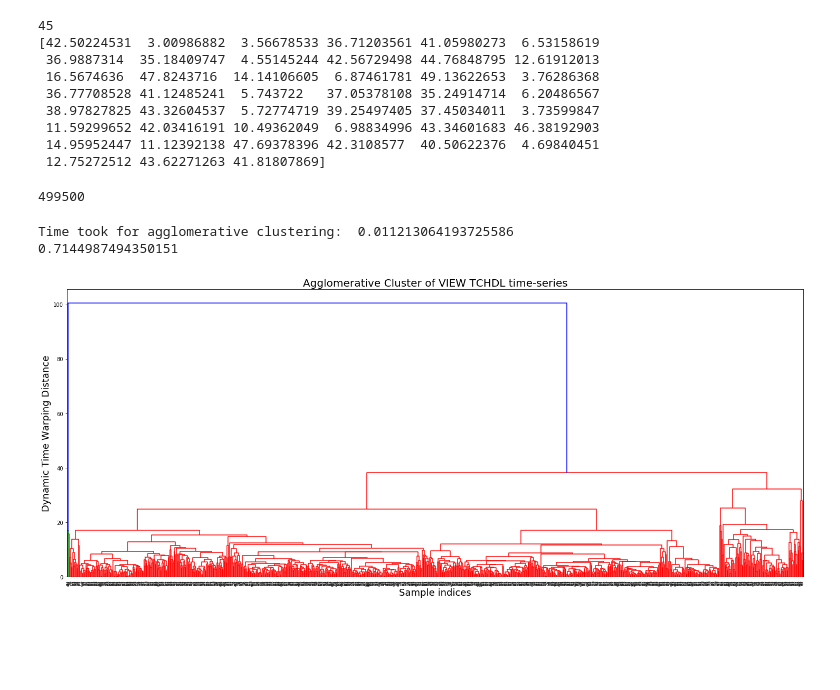
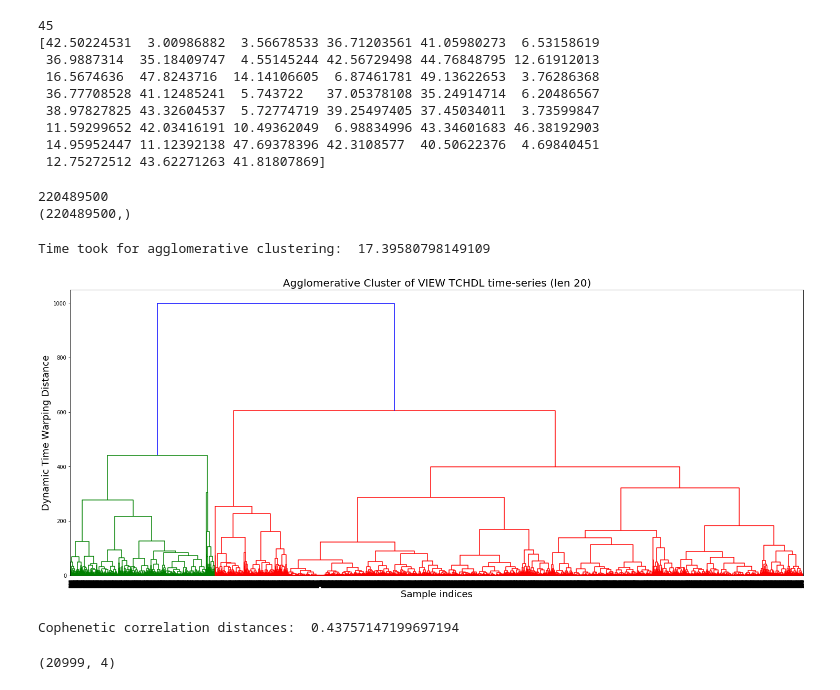
Before and after one commit to WilliamHsuNz/MLRIG, a Jupyter notebook: Experiments/DTW_agglomerative_clustering_VIEW.ipynb, the cells around one changed output. Drawn from its saved outputs; the diff is of its cells as text; code cells hidden in the pictures; blank space fills up the shorter version.

```diff
--- a/Experiments/DTW_agglomerative_clustering_VIEW.ipynb
+++ b/Experiments/DTW_agglomerative_clustering_VIEW.ipynb
@@ -231,0 +331,5 @@ print(DTW_VIEW_v.shape)
+# %%
+DTW_VIEW_sub_v = DTW_VIEW_v
+print(len(DTW_VIEW_sub_v)//20)
+print(DTW_VIEW_sub_v[0:20, [12, 33]]) # 33 changed from 32
+DTW_VIEW_sub_v.base is DTW_VIEW_v
@@ -233,21 +356,28 @@ print(DTW_VIEW_v.shape)
 euclidean_norm = lambda x, y: np.abs(x - y)
 start_time = time.time()
 time_series = []
-for i in range(1000):
-    time_series.append(DTW_VIEW_v[(i*20):((i+1)*20), 12])
+for i in range(len(DTW_VIEW_sub_v)//20):
+    time_series.append(DTW_VIEW_sub_v[(i*20):((i+1)*20), 33]) #33 for normalised data
 
 # distance_matrix = np.empty((len(time_series), len(time_series)))
 # distance_matrix.fill(np.nan)
+print(len(time_series))
+
 distance_list = []
 
 #cost_matrix_list = []
 for i in range(len(time_series)):
     for j in range((i+1), len(time_series)):
+        #print("i: ", str(i))
+        #print("j: ", str(j))
         distance, cost_matrix, acc_cost_matrix, path = dtw(time_series[i],
                                                     time_series[j],
                                                     euclidean_norm)
         distance_list.append(distance)
         #cost_matrix_list.append(acc_cost_matrix)
+    if i%100 == 0:
+        print("Processing individual " + str(i))
+        print("Time ", time.time() - start_time)
 end_time = time.time()
 print("Time took for calculating DTW distance: ", end_time - start_time)
 ####################################
@@ -260,0 +407,18 @@ Time took for calculating DTW distance:  507.00625872612
+# %%
+print(len(distance_list))
+distance_df = pd.DataFrame(np.array(distance_list).T)
+print(distance_df.shape)
+distance_df.columns = [['DTW_distance']]
+DTW_VIEW_sub_df = pd.DataFrame(DTW_VIEW_sub_v)
+DTW_VIEW_sub_df.columns = [['STUDENT_INDEX_MASTER', 'DATE', 'QUARTERS',
+                       'AGE', 'ETHNICITY', 'SEX', 'NZDEP', 'TEST',
+                       'HDL', 'LDL', 'TRI', 'TCL', 'TCHDL', 'STATINS',
+                       'ATORVASTATIN', 'SIMVASTATIN',
+                       'TRUE_HDL', 'TRUE_LDL', 'TRUE_TRI', 'TRUE_TCL',
+                       'TRUE_TCHDL', 'SBP', 'DBP',
+                       'SBP2', 'DBP2', 'SMOKING', 'EN_TCHDL',
+                       'HX_DIABETES', 'FAMILY_HISTORY', 'HX_CVD',
+                       'GEN_LIPID', 'RENAL', 'HX_DIABETES_YR', 'J_NORM']]
+print(DTW_VIEW_sub_df.shape)
+distance_df.to_csv('/home/whsu014/data/DTW_21000inds_distance.csv', sep=',')
+DTW_VIEW_sub_df.to_csv('/home/whsu014/data/DTW_21000inds_JNORM_data.csv', sep=',')
@@ -325,32 +490,44 @@ print(condense_matrix)
 #agg.fit_predict(distance_matrix)
 #print(Z)
 print(len(distance_list))
-condensed_matrix = np.array(distance_list)
+condensed_matrix = distance_df.values.T[0] # np.array(distance_list)
+print(condensed_matrix.shape)
 # %% [output]
-499500
+220489500
+(220489500,)
 # %%
 start_time = time.time()
-Z = hierarchy.linkage(condensed_matrix, 'average')
+Z = hierarchy.linkage(condensed_matrix, 'ward')
 end_time = time.time()
 print("Time took for agglomerative clustering: ", end_time-start_time)
 ############################################
 # check Cophenetic Correlation Coefficient
 # Compares the pairwise distance of samples
 # to hierarchical clustering results
 # should be close to 1
 ############################################
-c, coph_dist = hierarchy.cophenet(Z, condensed_matrix)
+#cophenet_corr, coph_dist = hierarchy.cophenet(Z, condensed_matrix)
 
-print(c)
+#print("Cophenetic correlation distances: ", cophenet_corr)
 
 fig = pyplot.figure(figsize=(25, 10))
-pyplot.title("Agglomerative Cluster of VIEW TCHDL time-series", fontsize=20)
+pyplot.title("Agglomerative Cluster of VIEW TCHDL time-series (len 20)", fontsize=20)
 pyplot.xlabel("Sample indices", fontsize=18)
 pyplot.ylabel("Dynamic Time Warping Distance", fontsize=18)
 dn = hierarchy.dendrogram(Z)
 pyplot.show()
 # %% [output]
-Time took for agglomerative clustering:  0.011213064193725586
-0.7144987494350151
+Time took for agglomerative clustering:  17.39580798149109
-[figure, old version]
+[figure, new version]
+# %%
+cophenet_corr, coph_dist = hierarchy.cophenet(Z, condensed_matrix)
+
+print("Cophenetic correlation distances: ", cophenet_corr)
+# %% [output]
+Cophenetic correlation distances:  0.43757147199697194
+# %%
+print(Z.shape)
+pd.DataFrame(Z).to_csv('/home/whsu014/data/DTW_21000inds_Z_ward.csv', sep=',')
+# %% [output]
+(20999, 4)
 # %%
```
Also changed, not shown: parts of 28 cells of this notebook, 3 other files.
